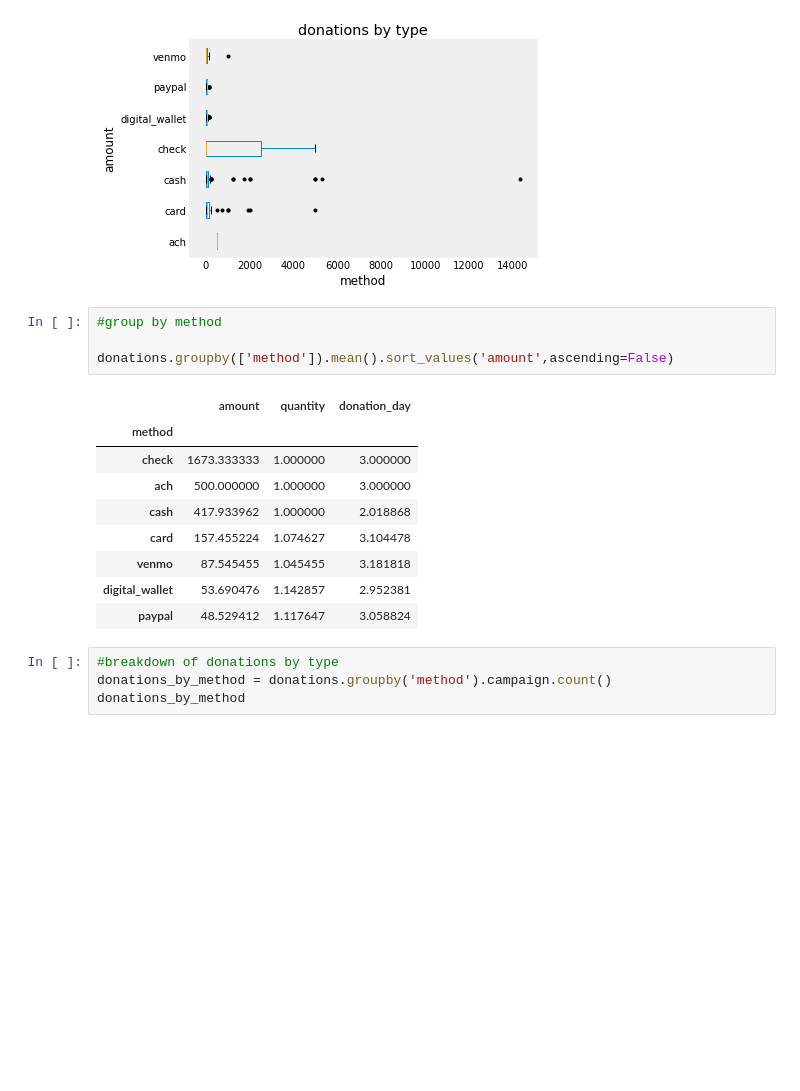
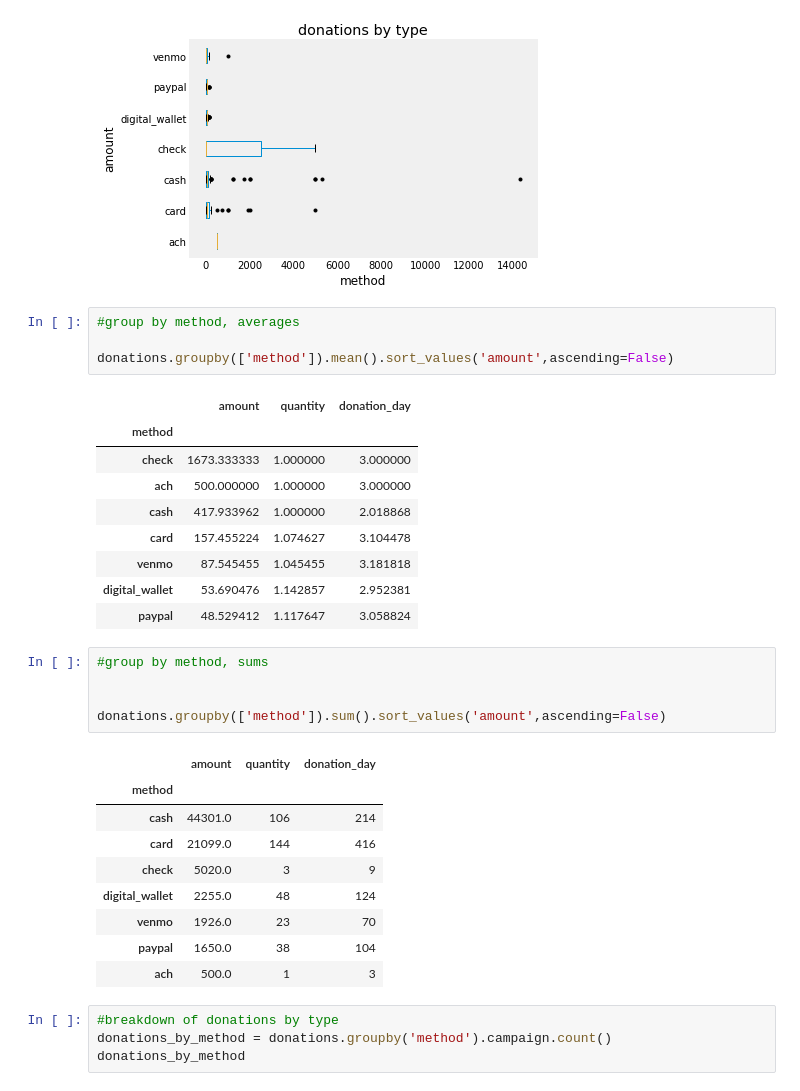
Before and after one commit to wcrowley342/Donordata, a Jupyter notebook: Donation_Data_Analysis.ipynb, the cells around one changed output. Saved outputs shown, nothing was run; the diff lists cells and outputs as text; blank space fills up the shorter version.

```diff
--- a/Donation_Data_Analysis.ipynb
+++ b/Donation_Data_Analysis.ipynb
@@ -471,7 +527,7 @@ plt.box
 <function matplotlib.pyplot.box>
 [figure]
 # %%
-#group by method
+#group by method, averages
 
 donations.groupby(['method']).mean().sort_values('amount',ascending=False)
 # %% [output]
@@ -484,6 +540,21 @@ donations.groupby(['method']).mean().sort_values('amount',ascending=False)
 | venmo | 87.545455 | 1.045455 | 3.181818 |
 | digital_wallet | 53.690476 | 1.142857 | 2.952381 |
 | paypal | 48.529412 | 1.117647 | 3.058824 |
+# %%
+#group by method, sums
+
+
+donations.groupby(['method']).sum().sort_values('amount',ascending=False)
+# %% [output]
+|  | amount | quantity | donation_day |
+| method |  |  |  |
+| cash | 44301.0 | 106 | 214 |
+| card | 21099.0 | 144 | 416 |
+| check | 5020.0 | 3 | 9 |
+| digital_wallet | 2255.0 | 48 | 124 |
+| venmo | 1926.0 | 23 | 70 |
+| paypal | 1650.0 | 38 | 104 |
+| ach | 500.0 | 1 | 3 |
 # %%
 #breakdown of donations by type
 donations_by_method = donations.groupby('method').campaign.count()
```
Also changed, not shown: parts of 4 cells of this notebook.
